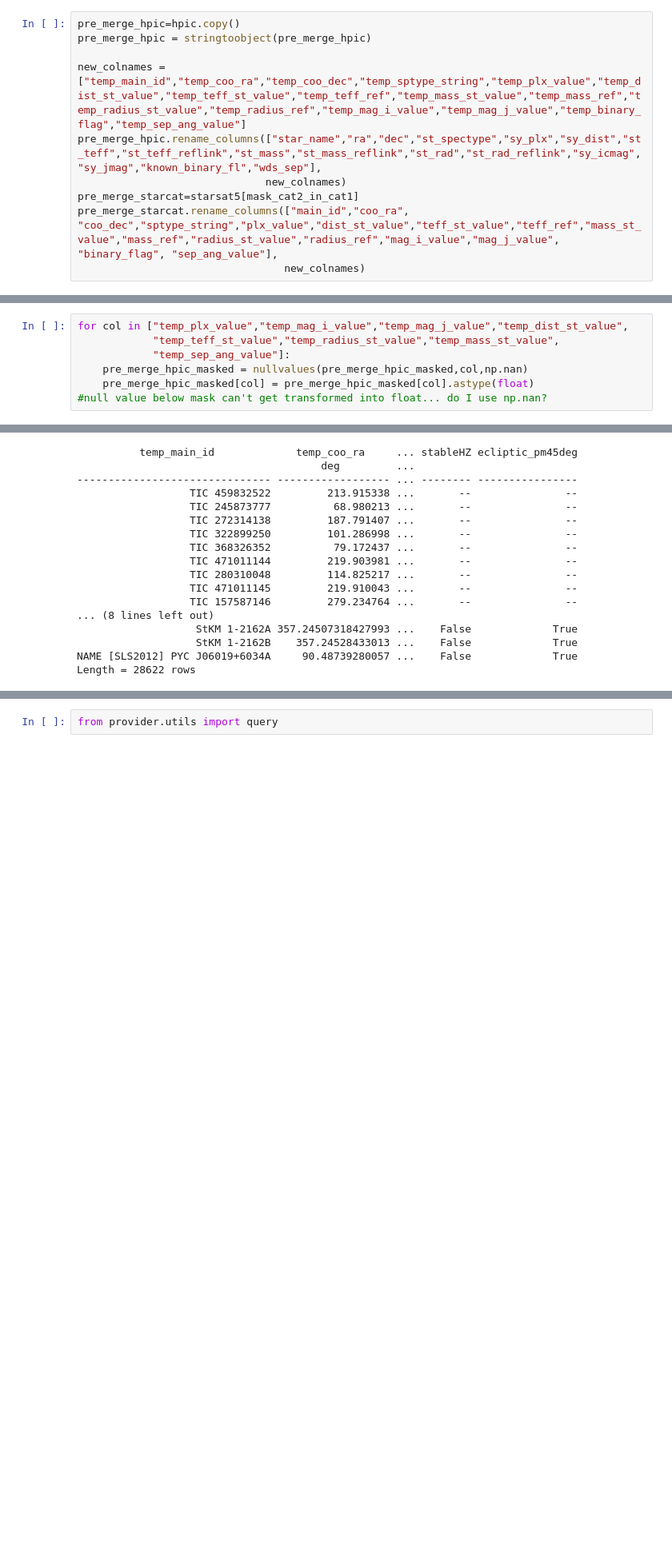
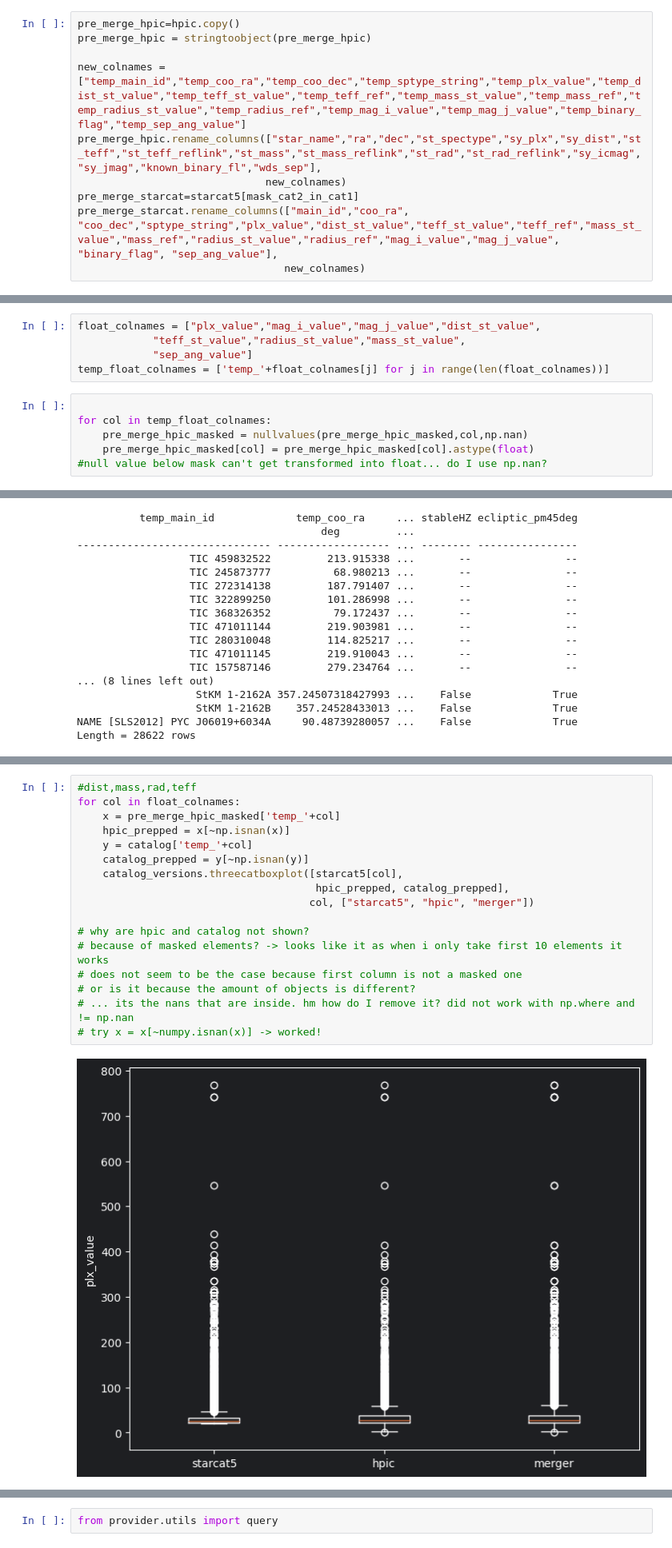
Before and after one commit to fmenti/life_td, a Jupyter notebook: data_generation/life_td_data_generation/NewProject.ipynb, the cells around one changed output, grey strips where cells are left out. Shown at 80% size. Cells and saved outputs as stored; diff of their text form; blank space fills up the shorter version.

Commit message:
typo fix and adding analysis plots to notebook of new project

```diff
--- a/data_generation/life_td_data_generation/NewProject.ipynb
+++ b/data_generation/life_td_data_generation/NewProject.ipynb
@@ -167,7 +174,7 @@ pre_merge_hpic = stringtoobject(pre_merge_hpic)
 new_colnames = ["temp_main_id","temp_coo_ra","temp_coo_dec","temp_sptype_string","temp_plx_value","temp_dist_st_value","temp_teff_st_value","temp_teff_ref","temp_mass_st_value","temp_mass_ref","temp_radius_st_value","temp_radius_ref","temp_mag_i_value","temp_mag_j_value","temp_binary_flag","temp_sep_ang_value"]
 pre_merge_hpic.rename_columns(["star_name","ra","dec","st_spectype","sy_plx","sy_dist","st_teff","st_teff_reflink","st_mass","st_mass_reflink","st_rad","st_rad_reflink","sy_icmag","sy_jmag","known_binary_fl","wds_sep"],
                               new_colnames)
-pre_merge_starcat=starsat5[mask_cat2_in_cat1]
+pre_merge_starcat=starcat5[mask_cat2_in_cat1]
 pre_merge_starcat.rename_columns(["main_id","coo_ra", "coo_dec","sptype_string","plx_value","dist_st_value","teff_st_value","teff_ref","mass_st_value","mass_ref","radius_st_value","radius_ref","mag_i_value","mag_j_value", "binary_flag", "sep_ang_value"],
                                  new_colnames)
 # %%
@@ -230,12 +237,16 @@ pre_merge_hpic_masked, pre_merge_starcat_masked = mask_null(pre_merge_hpic, pre_
 pre_merge_hpic_masked["temp_binary_flag"] = pre_merge_hpic["temp_binary_flag"].astype(bool)
 pre_merge_hpic_masked["temp_binary_flag"] = pre_merge_hpic["temp_binary_flag"].astype(object)
 # %%
-for col in ["temp_plx_value","temp_mag_i_value","temp_mag_j_value","temp_dist_st_value",
-            "temp_teff_st_value","temp_radius_st_value","temp_mass_st_value",
-            "temp_sep_ang_value"]:
-    pre_merge_hpic_masked = nullvalues(pre_merge_hpic_masked,col,np.nan)
-    pre_merge_hpic_masked[col] = pre_merge_hpic_masked[col].astype(float)
-#null value below mask can't get transformed into float... do I use np.nan?
+float_colnames = ["plx_value","mag_i_value","mag_j_value","dist_st_value",
+            "teff_st_value","radius_st_value","mass_st_value",
+            "sep_ang_value"]
+temp_float_colnames = ['temp_'+float_colnames[j] for j in range(len(float_colnames))]
+# %%
+
+for col in temp_float_colnames:
+    pre_merge_hpic_masked = nullvalues(pre_merge_hpic_masked,col,np.nan)
+    pre_merge_hpic_masked[col] = pre_merge_hpic_masked[col].astype(float)
+#null value below mask can't get transformed into float... do I use np.nan?
 # %% [markdown]
 #### stack catalogs
 # %%
@@ -265,0 +309,19 @@ Length = 28622 rows
+# %%
+#dist,mass,rad,teff
+for col in float_colnames:
+    x = pre_merge_hpic_masked['temp_'+col]
+    hpic_prepped = x[~np.isnan(x)]
+    y = catalog['temp_'+col]
+    catalog_prepped = y[~np.isnan(y)]
+    catalog_versions.threecatboxplot([starcat5[col],
+                                      hpic_prepped, catalog_prepped],
+                                     col, ["starcat5", "hpic", "merger"])
+
+# why are hpic and catalog not shown?
+# because of masked elements? -> looks like it as when i only take first 10 elements it works
+# does not seem to be the case because first column is not a masked one
+# or is it because the amount of objects is different?
+# ... its the nans that are inside. hm how do I remove it? did not work with np.where and != np.nan
+# try x = x[~numpy.isnan(x)] -> worked!
+# %% [output]
+[figure, added]
```
Also changed, not shown: parts of 15 cells of this notebook.
